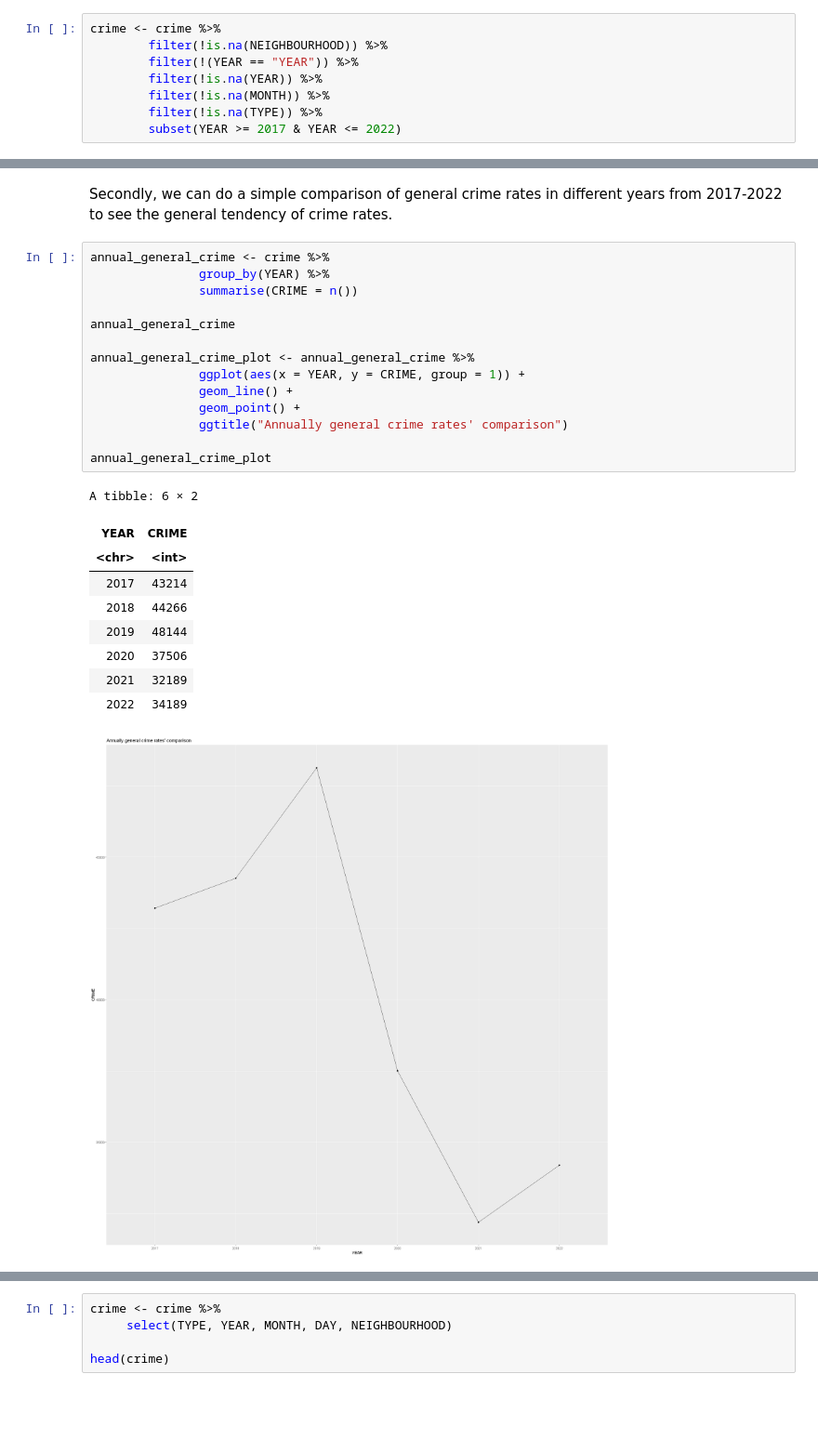
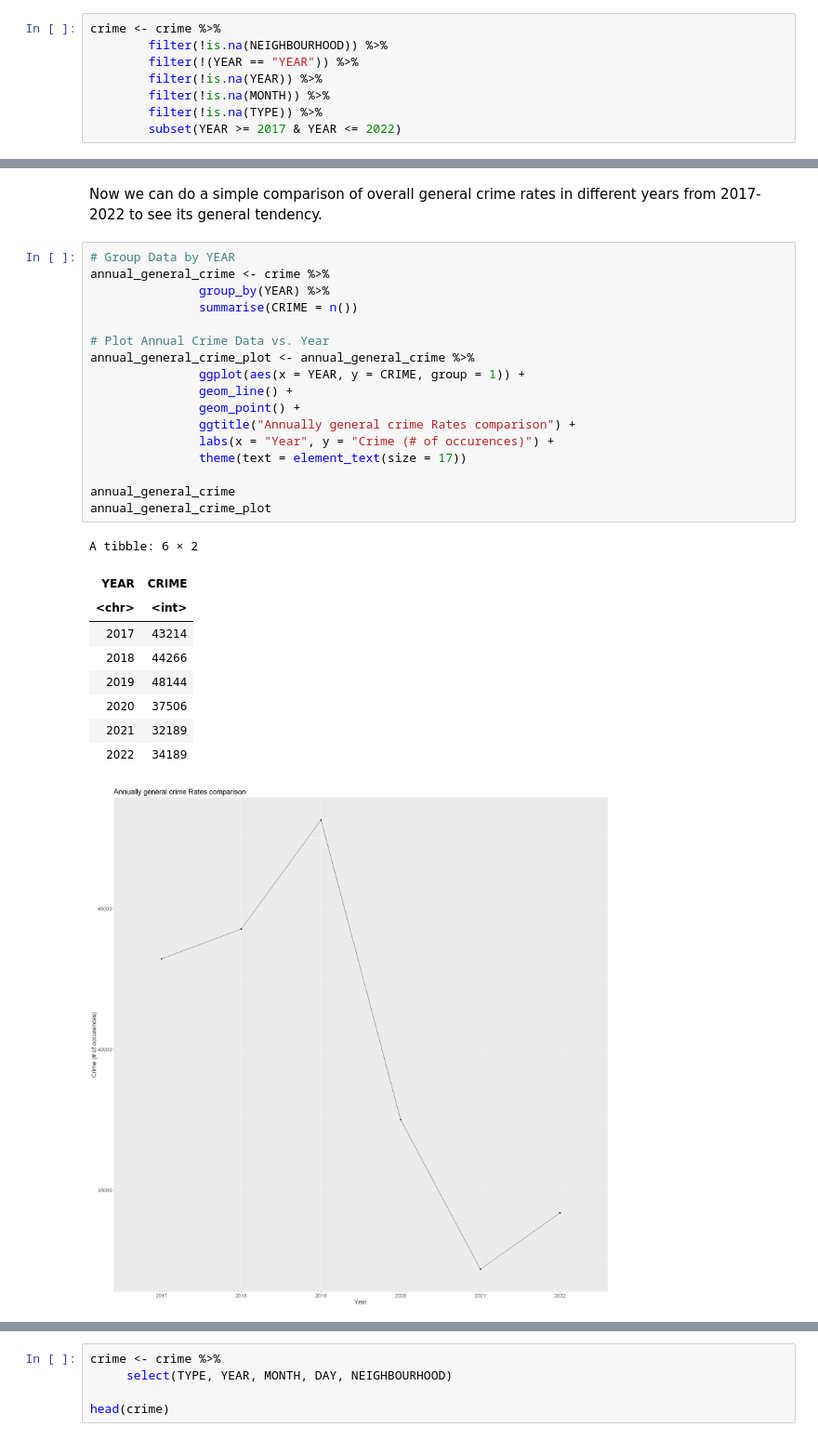
Before and after one commit to Rz02/stat201_2022w2_group_06_project, a Jupyter notebook: crime_rate_comparison.ipynb, the cells around one changed output, grey strips where cells are left out. Shown at 93% size. Cells and saved outputs as stored; diff of their text form; blank space fills up the shorter version.

```diff
--- a/crime_rate_comparison.ipynb
+++ b/crime_rate_comparison.ipynb
@@ -76,27 +106,30 @@ Now we would like to see the different `TYPE`'S of crime we have.
 # %% [markdown]
-Secondly, we can do a simple comparison of general crime rates in different years from 2017-2022 to see the general tendency of crime rates.
+Now we can do a simple comparison of overall general crime rates in different years from 2017-2022 to see its general tendency.
 # %%
+# Group Data by YEAR
 annual_general_crime <- crime %>%
                group_by(YEAR) %>%
                summarise(CRIME = n())
 
-annual_general_crime
-
+# Plot Annual Crime Data vs. Year
 annual_general_crime_plot <- annual_general_crime %>%
                ggplot(aes(x = YEAR, y = CRIME, group = 1)) +
                geom_line() +
                geom_point() +
-               ggtitle("Annually general crime rates' comparison")
+               ggtitle("Annually general crime Rates comparison") +
+               labs(x = "Year", y = "Crime (# of occurences)") +
+               theme(text = element_text(size = 17))
 
+annual_general_crime
 annual_general_crime_plot
 # %% [output]
 A tibble: 6 × 2
 | YEAR | CRIME |
 | <chr> | <int> |
 | 2017 | 43214 |
 | 2018 | 44266 |
 | 2019 | 48144 |
 | 2020 | 37506 |
 | 2021 | 32189 |
 | 2022 | 34189 |
-[figure, old version]
+[figure, new version]
```
Also changed, not shown: parts of 17 cells of this notebook.
